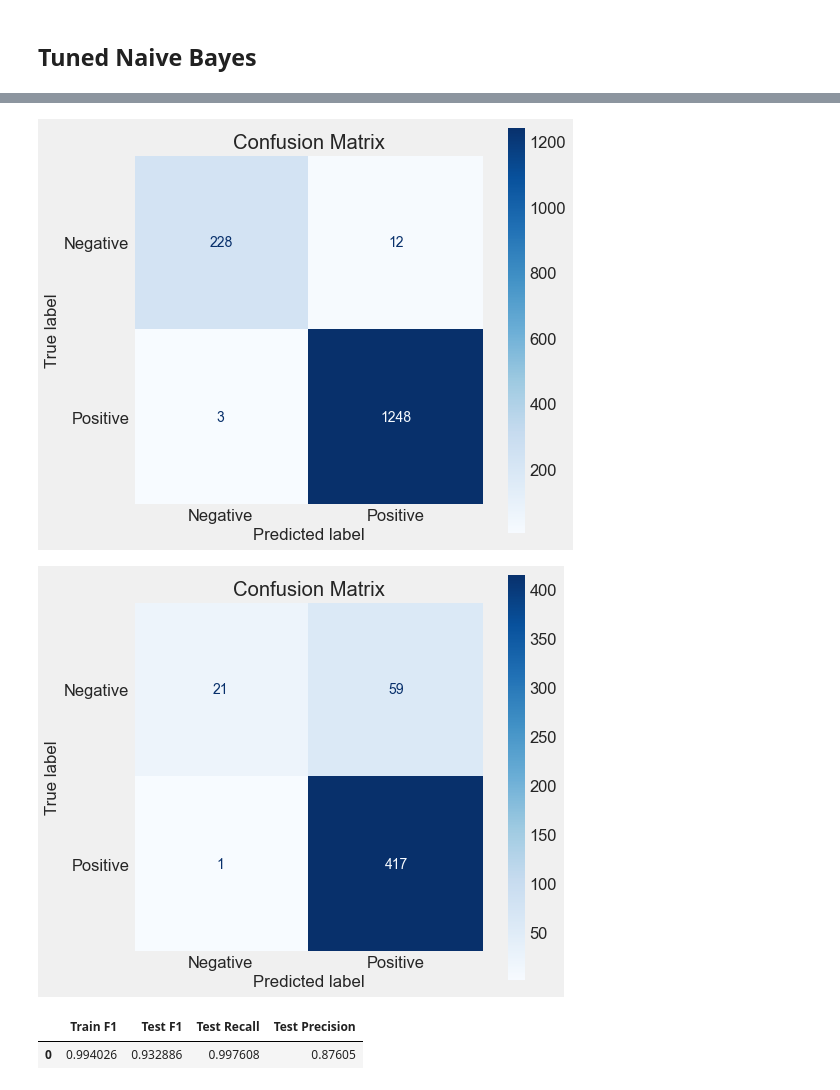
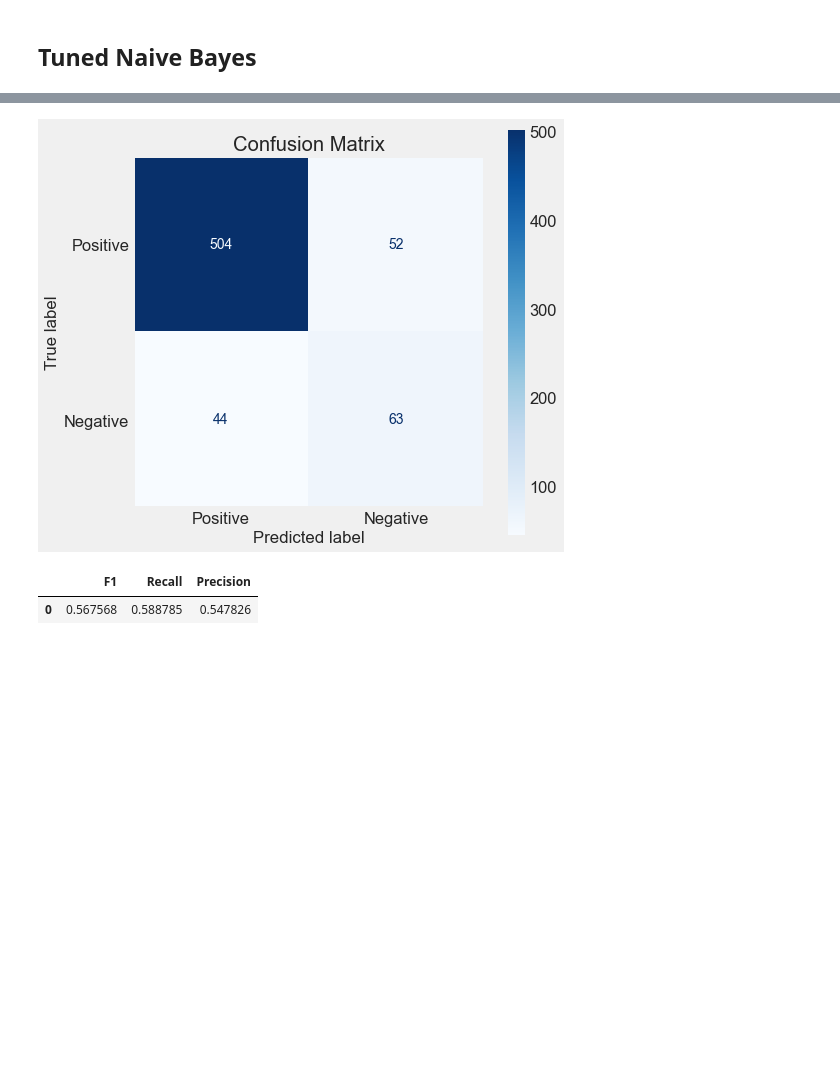
Before and after one commit to jeffreyhwatson/nlp_sentiment_project, a Jupyter notebook: notebooks/exploratory/modeling_eda.ipynb, the cells around one changed output, grey strips where cells are left out. Drawn from its saved outputs; the diff is of its cells as text; code cells hidden in the pictures; blank space fills up the shorter version.

```diff
--- a/notebooks/exploratory/modeling_eda.ipynb
+++ b/notebooks/exploratory/modeling_eda.ipynb
@@ -651,0 +596,3 @@ tuned_baseline_smote = Pipeline(steps=steps)
+# %%
+tuned_baseline_smote = Pipeline(steps=saved_steps)
+tuned_baseline_smote.fit( X_lem_train, y_lem_train)
@@ -730,6 +685,6 @@ parameters = {
     'clf__fit_prior': [True, False]
     }
 # %%
-grid_clf = GridSearchCV(mnb, param_grid = parameters,
-                           n_jobs=-1, scoring = 'f1', cv=3, verbose=4)
-grid_clf.fit(X_lem_train, y_lem_train)
+# grid_clf = GridSearchCV(mnb, param_grid = parameters,
+#                            n_jobs=-1, scoring = 'f1', cv=3, verbose=4)
+# grid_clf.fit(X_lem_train, y_lem_train)
@@ -769,0 +699,8 @@ tuned_bayes = Pipeline(steps=steps)
+# %%
+saved_steps = [('tfidf', TfidfVectorizer()),
+ ('oversample',
+  RandomOverSampler(random_state=2021, sampling_strategy='minority')),
+ ('clf', MultinomialNB(alpha=0.5))]
+# %%
+tuned_bayes = Pipeline(steps=saved_steps)
+tuned_bayes.fit(X_lem_train, y_lem_train)
@@ -790,7 +735,6 @@ fn.confusion(tuned_bayes, X_lem_train, y_lem_train)
 # %%
-fn.subsplit_test(tuned_bayes, X_lem_train, y_lem_train)
+fn.confusion_report(tuned_bayes, X_lem_val, y_lem_val)
 # %% [output]
-[figure, old version]
+[figure, new version]
-[figure, removed]
-|  | Train F1 | Test F1 | Test Recall | Test Precision |
-| 0 | 0.994026 | 0.932886 | 0.997608 | 0.87605 |
+|  | F1 | Recall | Precision |
+| 0 | 0.567568 | 0.588785 | 0.547826 |
```
Also changed, not shown: parts of 83 cells of this notebook, 4 other files.
